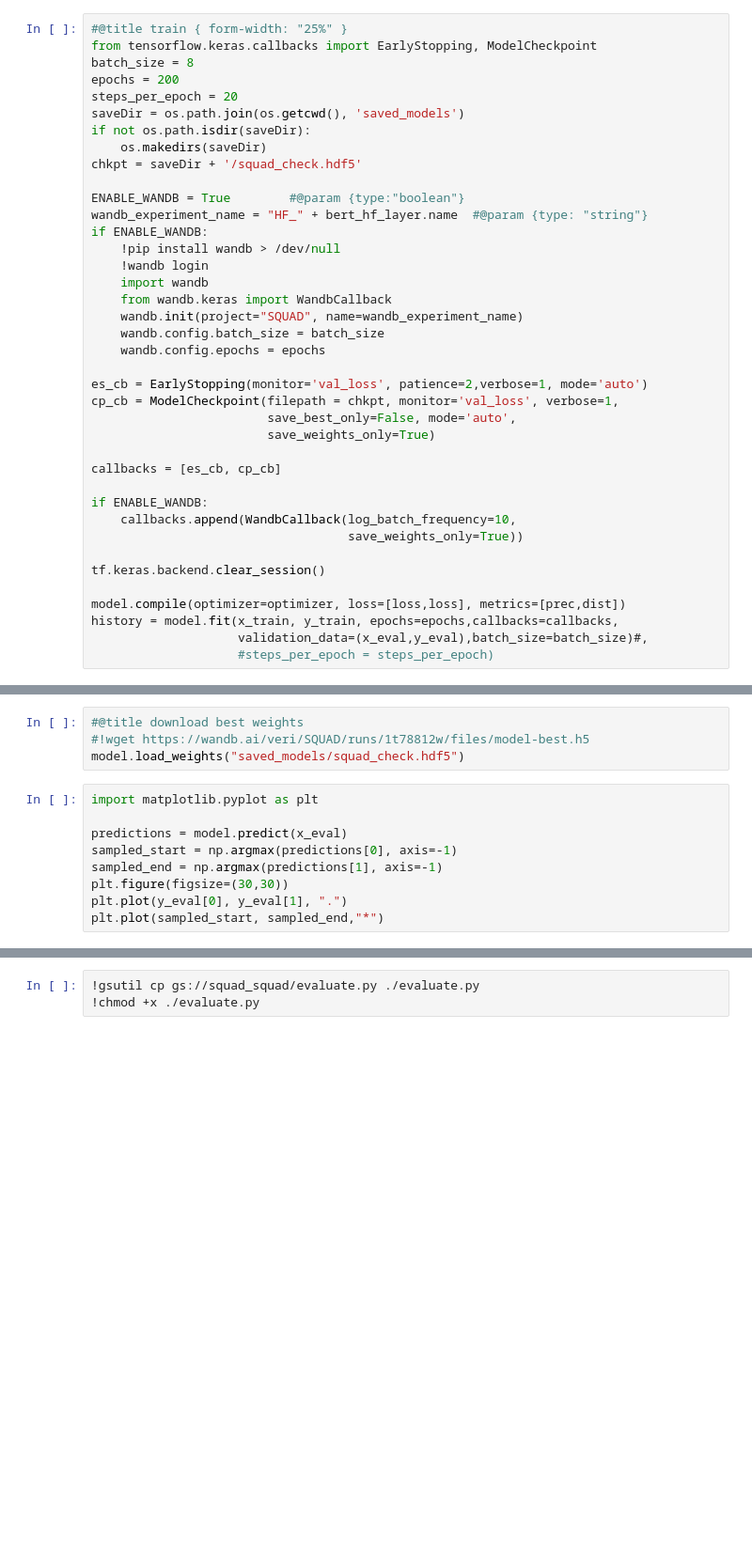
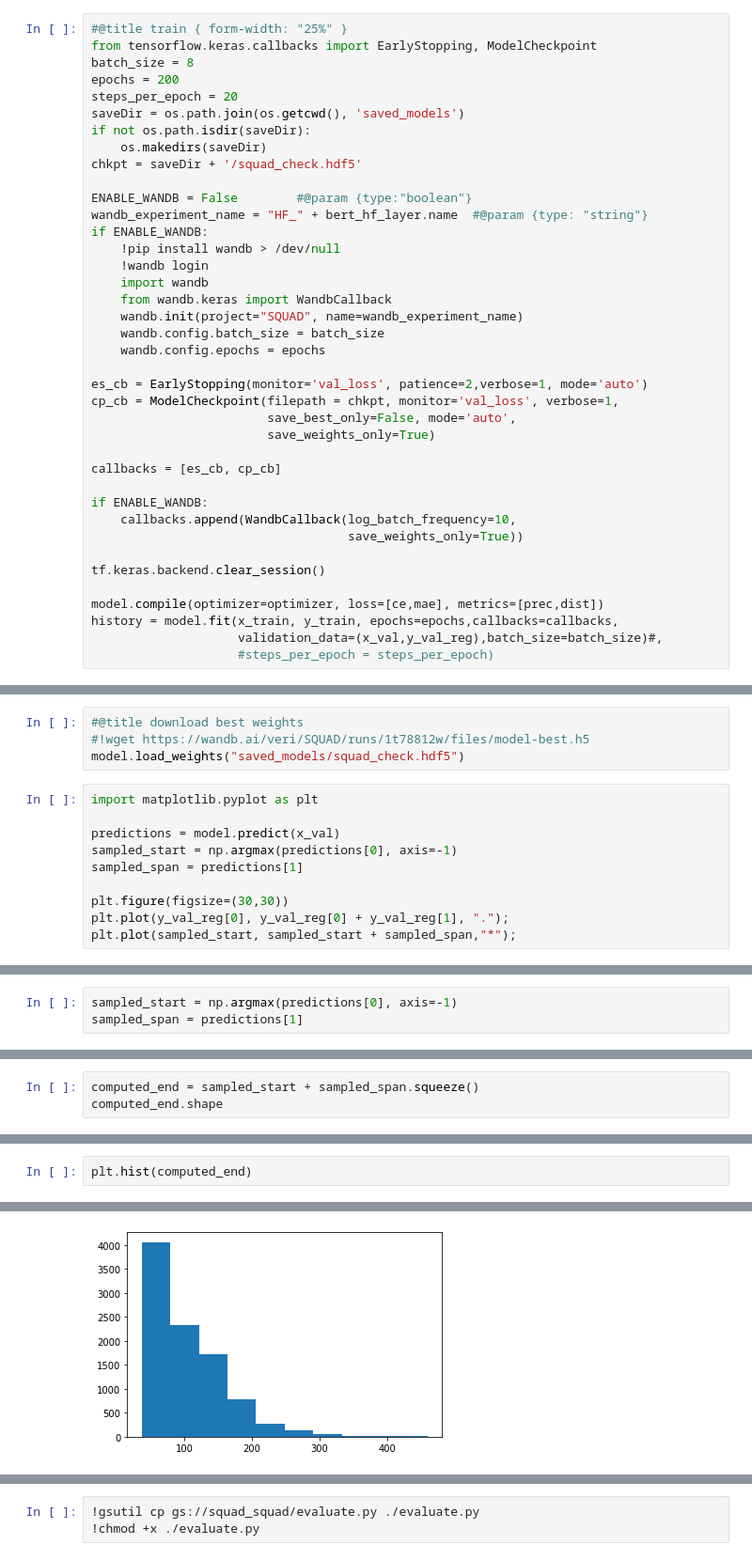
Before and after one commit to the-SQuAD-squad/QA, a Jupyter notebook: QA.ipynb, the cells around one changed output, grey strips where cells are left out. Shown at 94% size. Drawn from its saved outputs; the diff is of its cells as text; blank space fills up the shorter version.

```diff
--- a/QA.ipynb
+++ b/QA.ipynb
@@ -347,7 +386,7 @@ if not os.path.isdir(saveDir):
     os.makedirs(saveDir)
 chkpt = saveDir + '/squad_check.hdf5'
 
-ENABLE_WANDB = True        #@param {type:"boolean"}
+ENABLE_WANDB = False        #@param {type:"boolean"}
 wandb_experiment_name = "HF_" + bert_hf_layer.name  #@param {type: "string"}
 if ENABLE_WANDB:
     !pip install wandb > /dev/null
@@ -371,8 +410,8 @@ if ENABLE_WANDB:
 
 tf.keras.backend.clear_session()
 
-model.compile(optimizer=optimizer, loss=[loss,loss], metrics=[prec,dist])
+model.compile(optimizer=optimizer, loss=[ce,mae], metrics=[prec,dist])
 history = model.fit(x_train, y_train, epochs=epochs,callbacks=callbacks,
-                    validation_data=(x_eval,y_eval),batch_size=batch_size)#,
+                    validation_data=(x_val,y_val_reg),batch_size=batch_size)#,
                     #steps_per_epoch = steps_per_epoch)
 # %% [output]
@@ -415,10 +430,11 @@ model.load_weights("saved_models/squad_check.hdf5")
 # %%
 import matplotlib.pyplot as plt
 
-predictions = model.predict(x_eval)
+predictions = model.predict(x_val)
 sampled_start = np.argmax(predictions[0], axis=-1)
-sampled_end = np.argmax(predictions[1], axis=-1)
+sampled_span = predictions[1]
+
 plt.figure(figsize=(30,30))
-plt.plot(y_eval[0], y_eval[1], ".")
-plt.plot(sampled_start, sampled_end,"*")
+plt.plot(y_val_reg[0], y_val_reg[0] + y_val_reg[1], ".");
+plt.plot(sampled_start, sampled_start + sampled_span,"*");
 # %% [output]
@@ -428,0 +443,3 @@ WARNING:tensorflow:The parameter `return_dict` cannot be set in graph mode and w
+# %%
+sampled_start = np.argmax(predictions[0], axis=-1)
+sampled_span = predictions[1]
@@ -428,0 +450,3 @@ WARNING:tensorflow:The parameter `return_dict` cannot be set in graph mode and w
+# %%
+computed_end = sampled_start + sampled_span.squeeze()
+computed_end.shape
@@ -428,0 +455,3 @@ WARNING:tensorflow:The parameter `return_dict` cannot be set in graph mode and w
+# %%
+plt.hist(computed_end)
+# %% [output]
@@ -428,0 +462 @@ WARNING:tensorflow:The parameter `return_dict` cannot be set in graph mode and w
+[figure, added]
```
Also changed, not shown: parts of 14 cells of this notebook.
